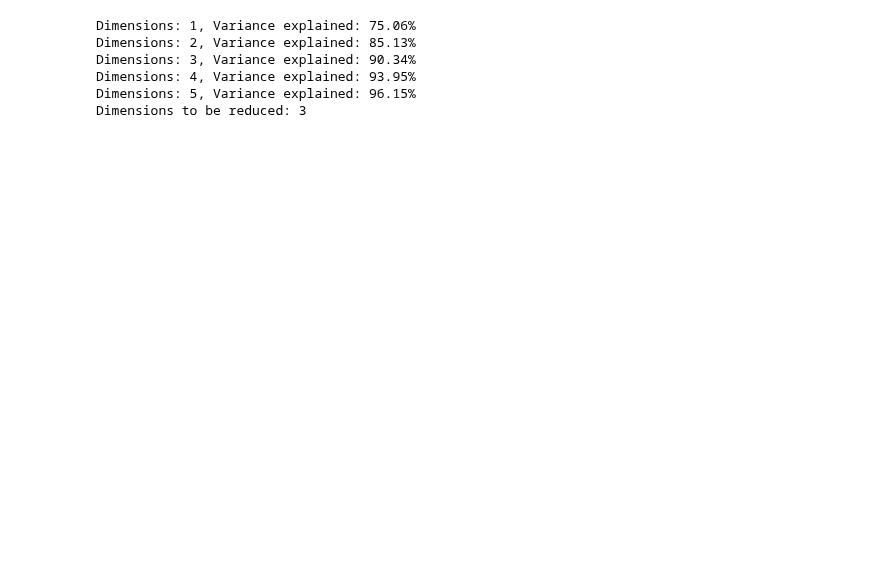
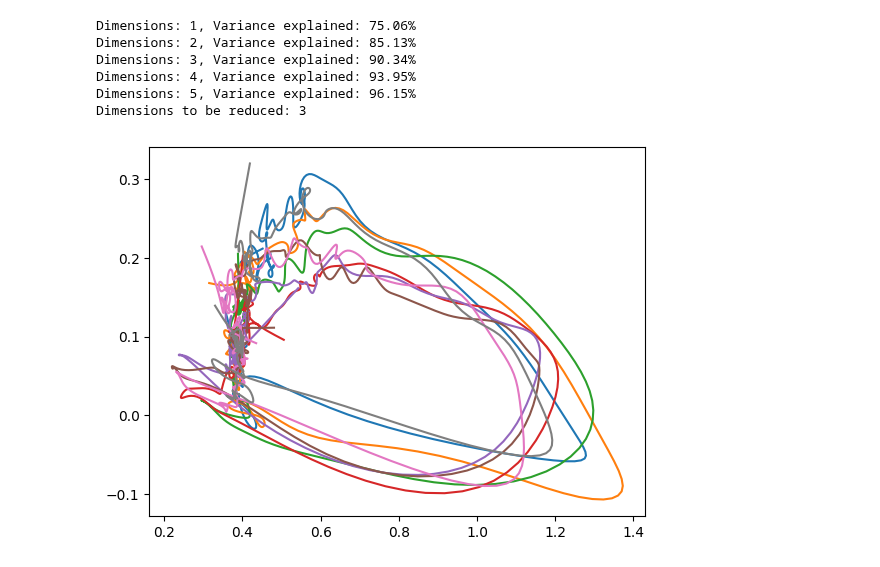
Before and after one commit to NeuroAI-IBS/fn_data_saccade, a Jupyter notebook: Data sorting/python_code/PCA_angle.ipynb, the cells around one changed output. Cells and saved outputs as stored; diff of their text form; code cells hidden in the pictures; blank space fills up the shorter version.

```diff
--- a/Data sorting/python_code/PCA_angle.ipynb
+++ b/Data sorting/python_code/PCA_angle.ipynb
@@ -33,10 +33,18 @@ Dimensions to be reduced: 3
 
 final_out = []
 for a in range(8):
-    out = Wa @ data_cat_sm[0]
+    out = Wa @ data_cat_sm[a]
     final_out.append(out)
 
 final_out = np.array(final_out)
+# %%
+# Plotting
+
+plt.figure()
+for a in range(8):
+    plt.plot(final_out[a][0], final_out[a][1])
+# %% [output]
+[figure, added]
 # %%
 # Plotting
 
```
Also changed, not shown: parts of 1 cell of this notebook.
